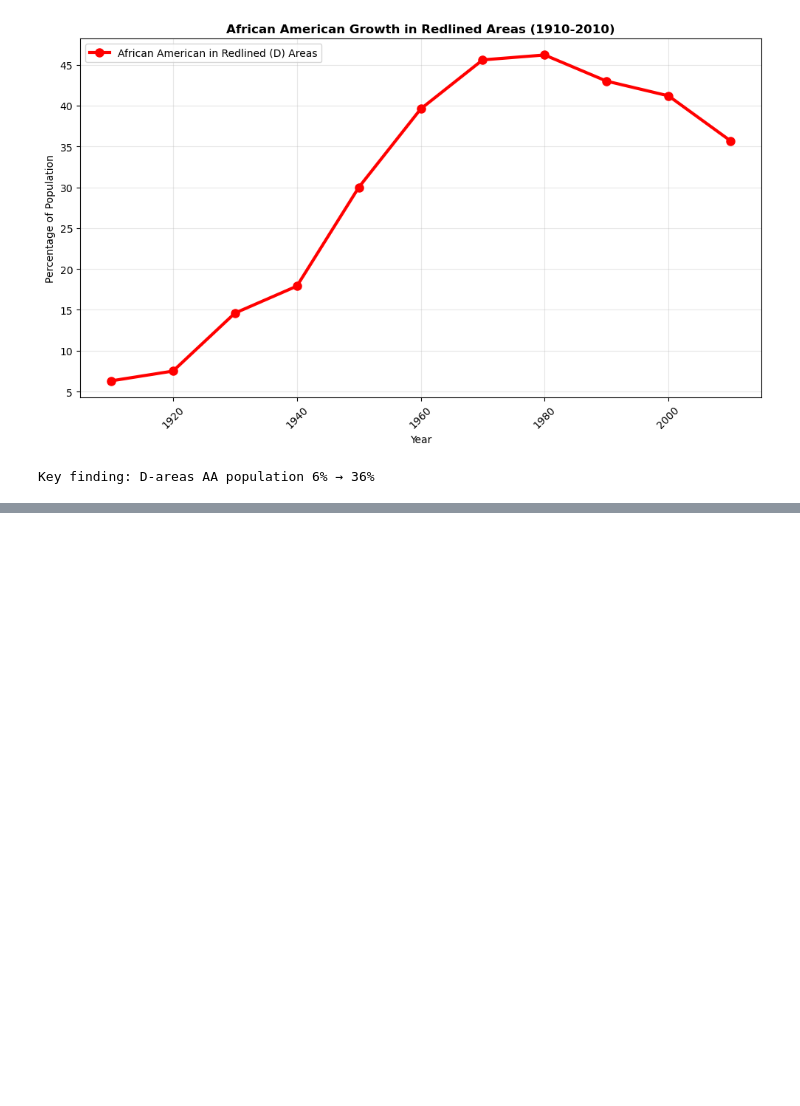
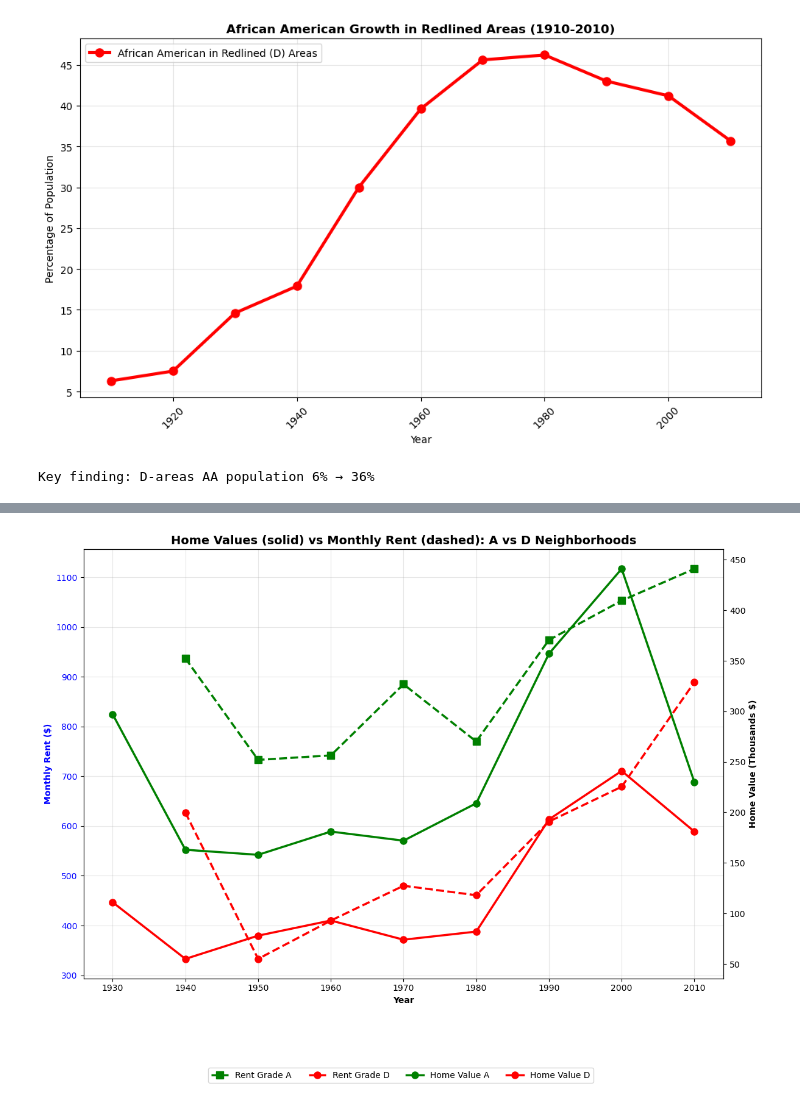
Before and after one commit to UCB-stat-159-f25/final-group10, a Jupyter notebook: analysis/01_holc_timeseries_exploration.ipynb, the cells around one changed output, grey strips where cells are left out. Saved outputs shown, nothing was run; the diff lists cells and outputs as text; code cells hidden in the pictures; blank space fills up the shorter version.

```diff
--- a/analysis/01_holc_timeseries_exploration.ipynb
+++ b/analysis/01_holc_timeseries_exploration.ipynb
@@ -109,0 +133,29 @@ plt.show()
+# %%
+fig, ax1 = plt.subplots(figsize=(12, 8))
+
+grade_colors = {'A': 'green', 'D': 'red'}
+
+# Rent (left axis, dashed lines matching neighborhood colors)
+ax1.plot(df_rent['date'], df_rent['rent_A'], 'g--s', linewidth=2.5, markersize=8, label='Rent Grade A', color=grade_colors['A'])
+ax1.plot(df_rent['date'], df_rent['rent_D'], 'r--o', linewidth=2.5, markersize=8, label='Rent Grade D', color=grade_colors['D'])
+ax1.set_xlabel('Year', fontweight='bold')
+ax1.set_ylabel('Monthly Rent ($)', color='blue', fontweight='bold')
+ax1.tick_params(axis='y', labelcolor='blue')
+ax1.grid(True, alpha=0.3)
+
+# Home values (right axis, solid lines matching neighborhood colors)
+ax2 = ax1.twinx()
+ax2.plot(df_median['observation_date'], df_median['A'], 'g-o', linewidth=2.5, markersize=8, label='Home Value A', color=grade_colors['A'])
+ax2.plot(df_median['observation_date'], df_median['D'], 'r-o', linewidth=2.5, markersize=8, label='Home Value D', color=grade_colors['D'])
+ax2.set_ylabel('Home Value (Thousands $)', color='black', fontweight='bold')
+ax2.tick_params(axis='y', labelcolor='black')
+
+plt.title('Home Values (solid) vs Monthly Rent (dashed): A vs D Neighborhoods',
+          fontweight='bold', fontsize=14)
+fig.legend(loc='lower center', bbox_to_anchor=(0.5, -0.15), ncol=4)
+plt.xticks(rotation=45)
+plt.tight_layout()
+plt.savefig('../figures/home_rent_neighborhood_colors.png', dpi=300, bbox_inches='tight')
+plt.show()
+# %% [output]
+[figure, added]
```
Also changed, not shown: parts of 4 cells of this notebook, 5 other files.
